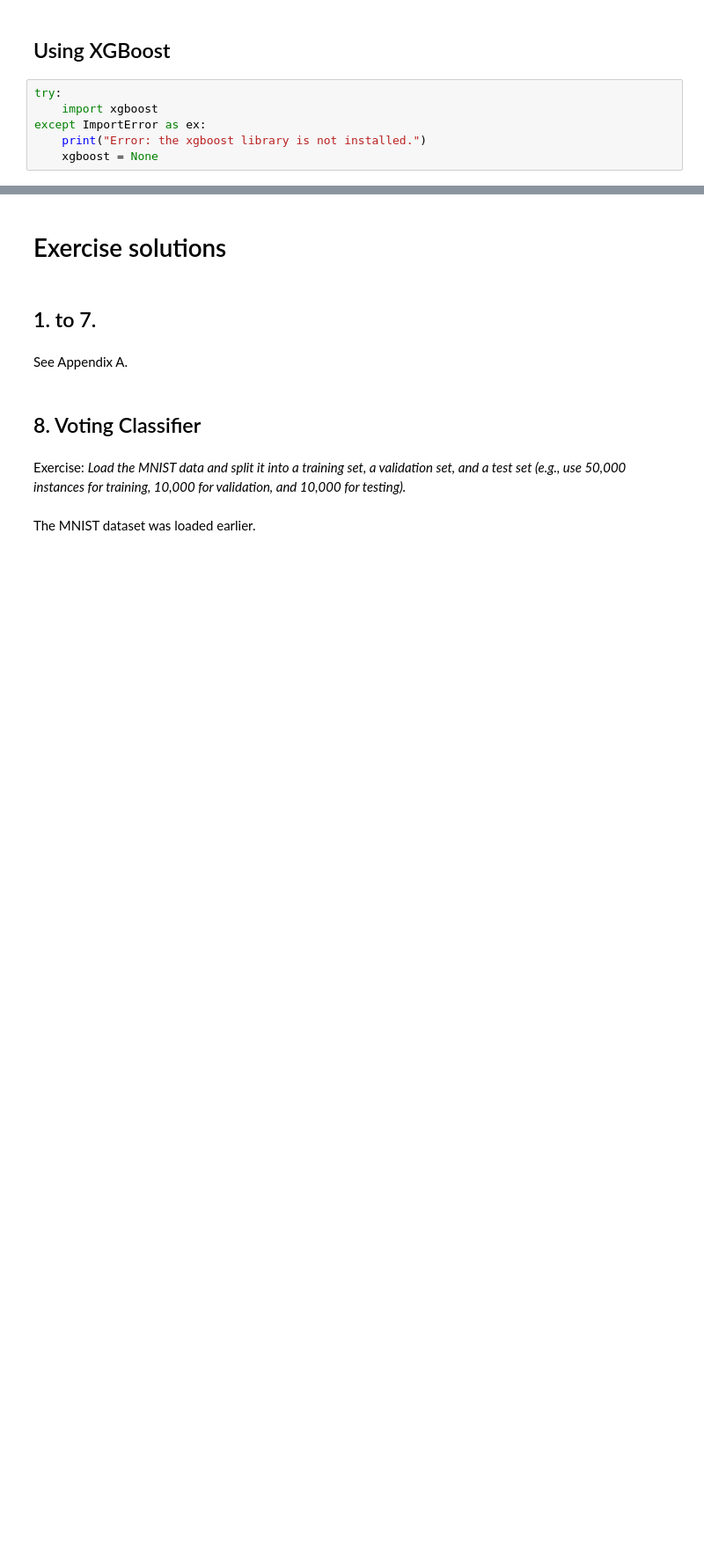
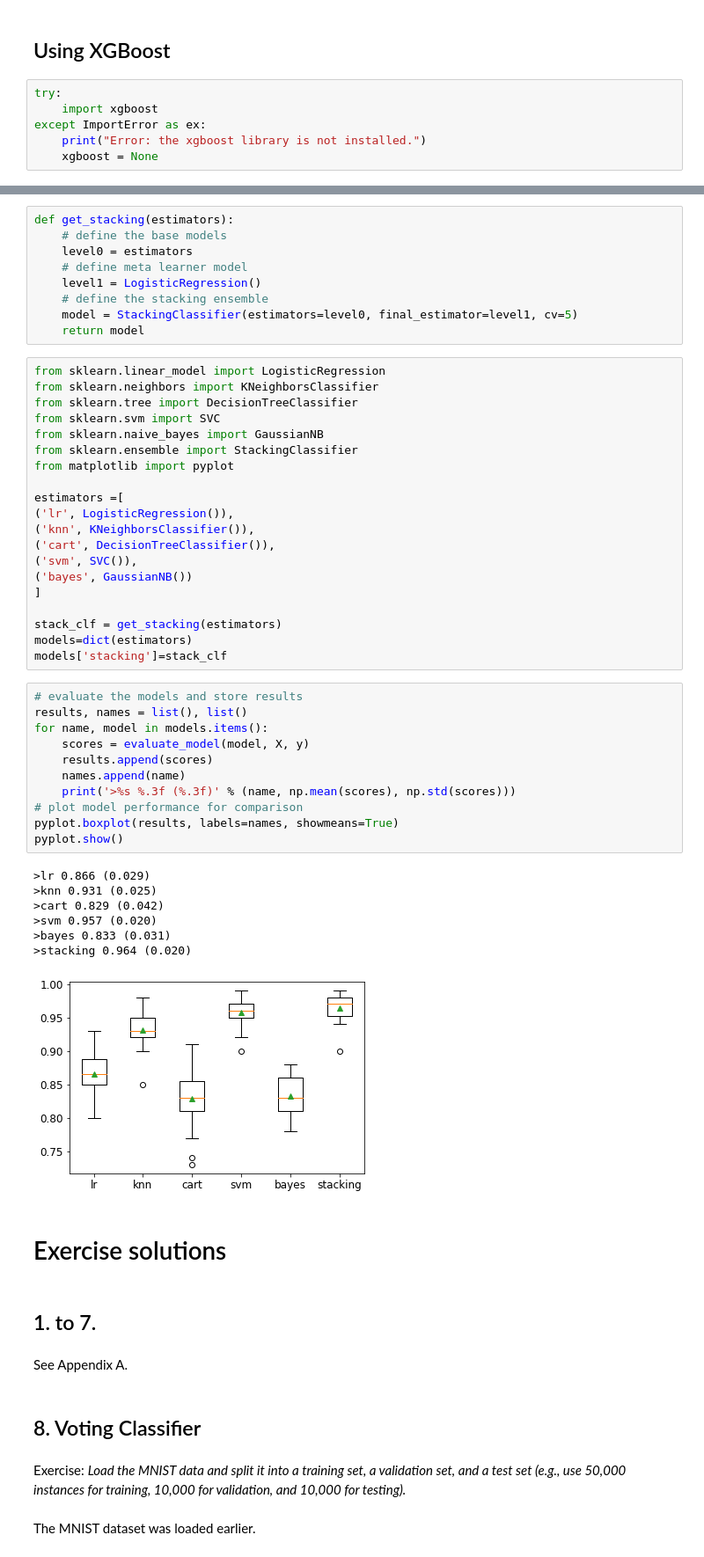
Before and after one commit to serivan/mldmlab, a Jupyter notebook: HANDSON-ML/07_ensemble_learning_and_random_forests.ipynb, the cells around one changed output, grey strips where cells are left out. Shown: that part at 88% size. Cells and saved outputs as stored; diff of their text form; blank space fills up the shorter version.

```diff
--- a/HANDSON-ML/07_ensemble_learning_and_random_forests.ipynb
+++ b/HANDSON-ML/07_ensemble_learning_and_random_forests.ipynb
@@ -730,3 +894,51 @@ Validation MSE: 0.002528626115371327
+# %%
+def get_stacking(estimators):
+	# define the base models
+	level0 = estimators
+	# define meta learner model
+	level1 = LogisticRegression()
+	# define the stacking ensemble
+	model = StackingClassifier(estimators=level0, final_estimator=level1, cv=5)
+	return model
+# %%
+from sklearn.linear_model import LogisticRegression
+from sklearn.neighbors import KNeighborsClassifier
+from sklearn.tree import DecisionTreeClassifier
+from sklearn.svm import SVC
+from sklearn.naive_bayes import GaussianNB
+from sklearn.ensemble import StackingClassifier
+from matplotlib import pyplot
+
+estimators =[
+('lr', LogisticRegression()),
+('knn', KNeighborsClassifier()),
+('cart', DecisionTreeClassifier()),
+('svm', SVC()),
+('bayes', GaussianNB())
+]
+
+stack_clf = get_stacking(estimators)
+models=dict(estimators)
+models['stacking']=stack_clf
+# %%
+# evaluate the models and store results
+results, names = list(), list()
+for name, model in models.items():
+	scores = evaluate_model(model, X, y)
+	results.append(scores)
+	names.append(name)
+	print('>%s %.3f (%.3f)' % (name, np.mean(scores), np.std(scores)))
+# plot model performance for comparison
+pyplot.boxplot(results, labels=names, showmeans=True)
+pyplot.show()
+# %% [output]
+>lr 0.866 (0.029)
+>knn 0.931 (0.025)
+>cart 0.829 (0.042)
+>svm 0.957 (0.020)
+>bayes 0.833 (0.031)
+>stacking 0.964 (0.020)
+[figure, added]
 # %% [markdown]
 # Exercise solutions
 # %% [markdown]
```
Also changed, not shown: parts of 61 cells of this notebook.
